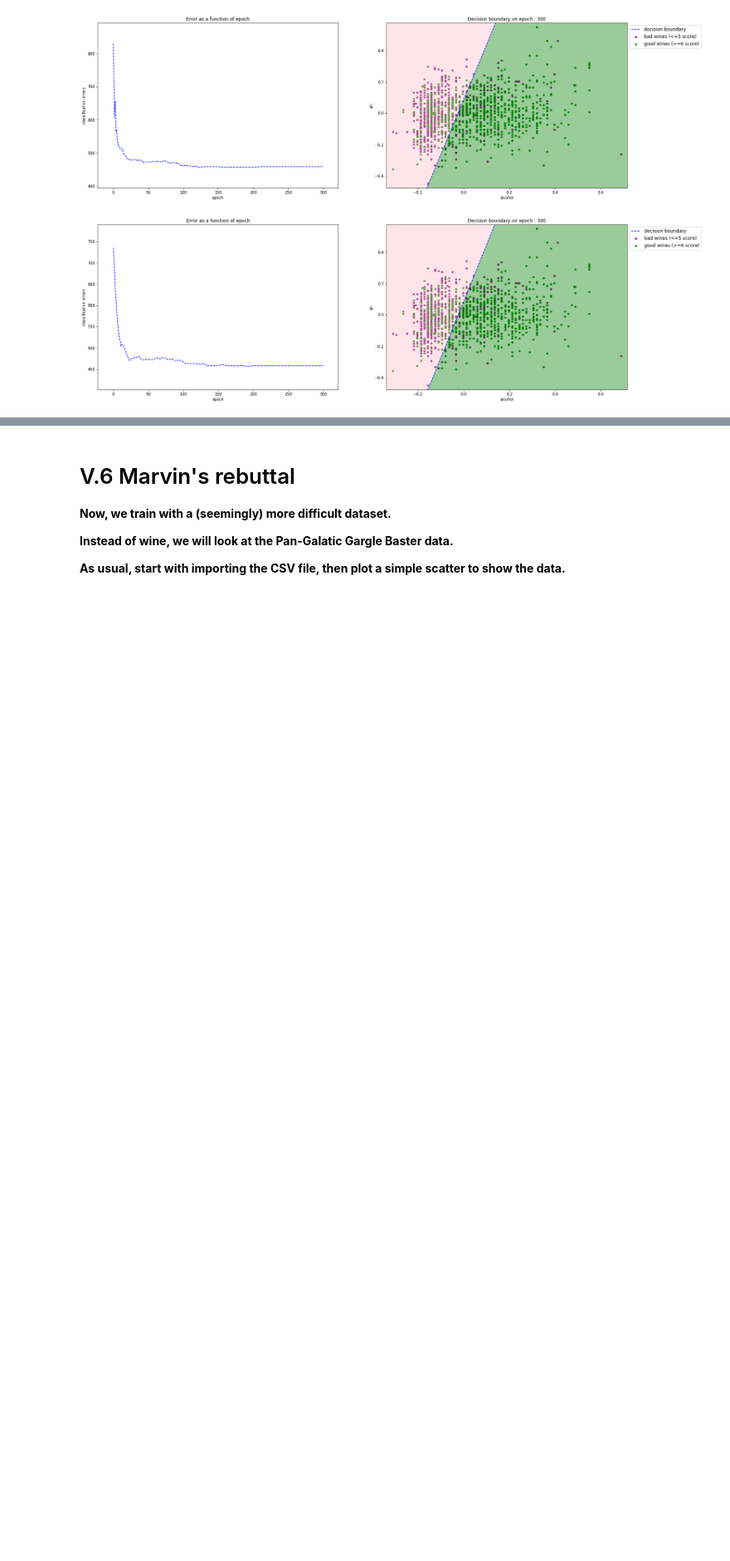
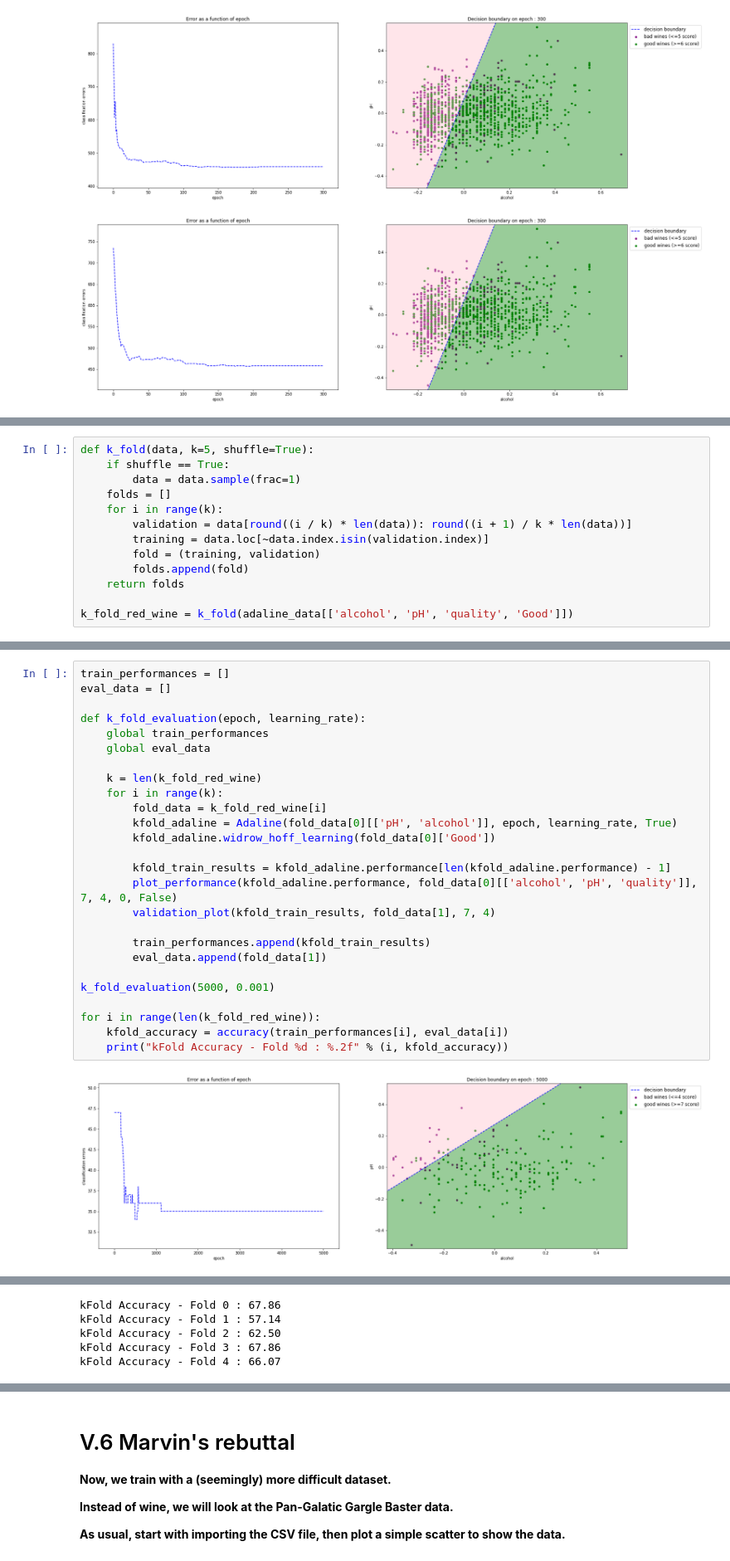
Before and after one commit to Zeroays/ft_sommelier, a Jupyter notebook: ft_sommelier.ipynb, the cells around one changed output, grey strips where cells are left out. Shown at 83% size. Drawn from its saved outputs; the diff is of its cells as text; blank space fills up the shorter version.

```diff
--- a/ft_sommelier.ipynb
+++ b/ft_sommelier.ipynb
@@ -651,0 +822,13 @@ plot_performance(lq_adaline0001_online.performance, lq_adaline_data[['alcohol',
+# %%
+def k_fold(data, k=5, shuffle=True):
+    if shuffle == True:
+        data = data.sample(frac=1)
+    folds = []
+    for i in range(k):
+        validation = data[round((i / k) * len(data)): round((i + 1) / k * len(data))]
+        training = data.loc[~data.index.isin(validation.index)]
+        fold = (training, validation)
+        folds.append(fold)
+    return folds
+
+k_fold_red_wine = k_fold(adaline_data[['alcohol', 'pH', 'quality', 'Good']])
@@ -651,0 +843,28 @@ plot_performance(lq_adaline0001_online.performance, lq_adaline_data[['alcohol',
+# %%
+train_performances = []
+eval_data = []
+
+def k_fold_evaluation(epoch, learning_rate):
+    global train_performances
+    global eval_data
+
+    k = len(k_fold_red_wine)
+    for i in range(k):
+        fold_data = k_fold_red_wine[i]
+        kfold_adaline = Adaline(fold_data[0][['pH', 'alcohol']], epoch, learning_rate, True)
+        kfold_adaline.widrow_hoff_learning(fold_data[0]['Good'])
+
+        kfold_train_results = kfold_adaline.performance[len(kfold_adaline.performance) - 1]
+        plot_performance(kfold_adaline.performance, fold_data[0][['alcohol', 'pH', 'quality']], 7, 4, 0, False)
+        validation_plot(kfold_train_results, fold_data[1], 7, 4)
+
+        train_performances.append(kfold_train_results)
+        eval_data.append(fold_data[1])
+
+k_fold_evaluation(5000, 0.001)
+
+for i in range(len(k_fold_red_wine)):
+    kfold_accuracy = accuracy(train_performances[i], eval_data[i])
+    print("kFold Accuracy - Fold %d : %.2f" % (i, kfold_accuracy))
+# %% [output]
+[figure, added]
@@ -651,0 +880,5 @@ plot_performance(lq_adaline0001_online.performance, lq_adaline_data[['alcohol',
+kFold Accuracy - Fold 0 : 67.86
+kFold Accuracy - Fold 1 : 57.14
+kFold Accuracy - Fold 2 : 62.50
+kFold Accuracy - Fold 3 : 67.86
+kFold Accuracy - Fold 4 : 66.07
```
Also changed, not shown: parts of 18 cells of this notebook.
